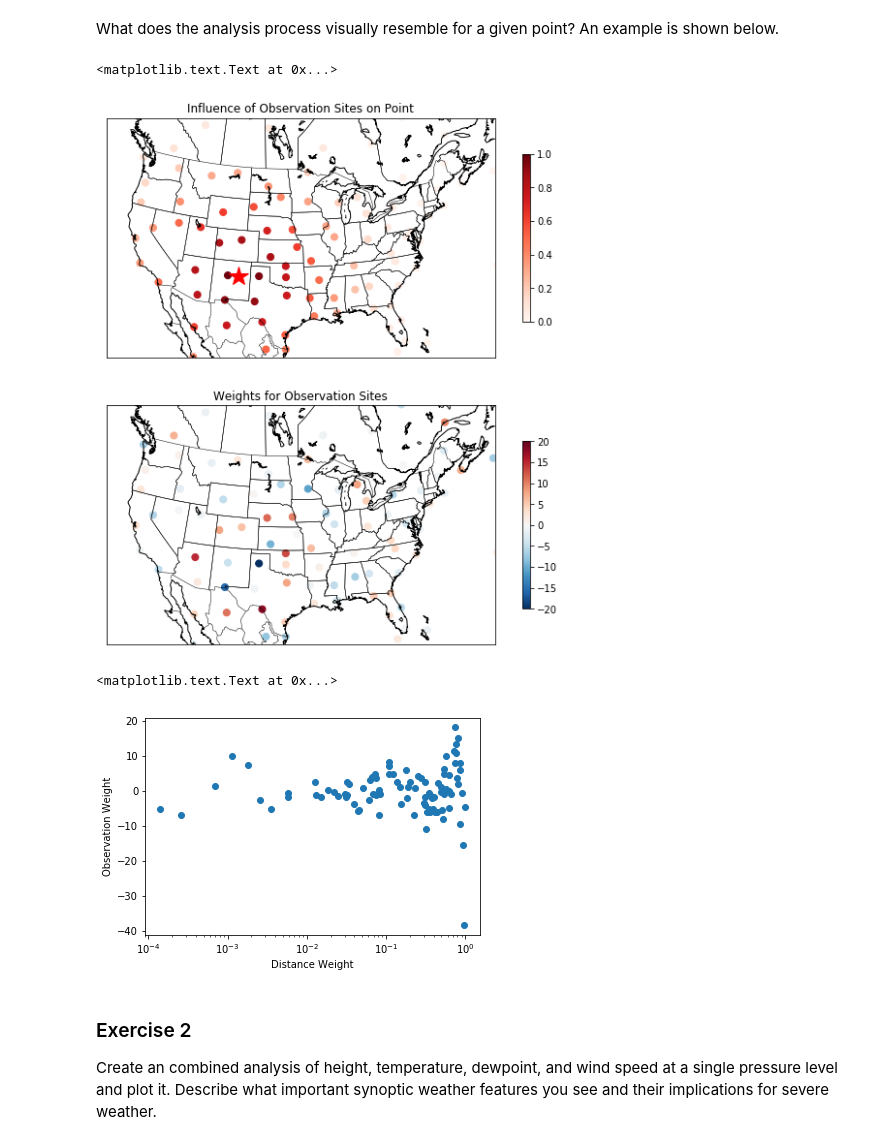
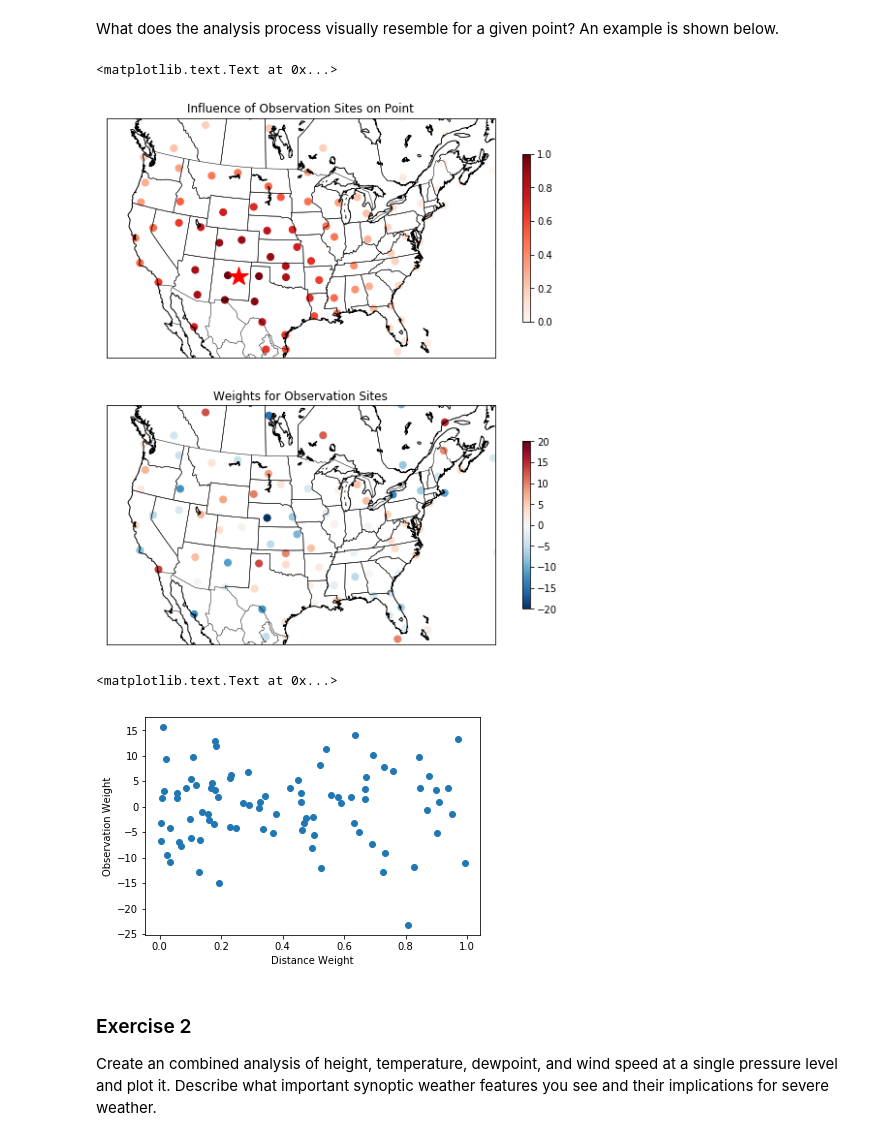
Before and after one commit to djgagne/metro_state_spring_2017, a Jupyter notebook: SevereAnalysis.ipynb, the cells around one changed output. Cells and saved outputs as stored; diff of their text form; code cells hidden in the pictures.

```diff
--- a/SevereAnalysis.ipynb
+++ b/SevereAnalysis.ipynb
@@ -26,7 +26,7 @@ First, we will produce a gridded upper air analysis from sounding data. The Okla
 read in the data as shown below.
 # %%
 # Date of analysis. Modify to load a different day
-analysis_date = pd.Timestamp("2017-03-24 12:00")
+analysis_date = pd.Timestamp("2017-04-02 12:00")
 # Path to upper air files on the Oklahoma Mesonet website
 web_path = "http://www.mesonet.org/data/public/noaa/upperair/mdf/"
 # Pandas can read local or web-based tables depending on the path you pass
@@ -202,14 +202,14 @@ plt.colorbar(weights, ax=axes[1], shrink=0.7)
 axes[1].set_title("Weights for Observation Sites")
 # %% [output]
 <matplotlib.text.Text at 0x...>
-[figure, old version]
+[figure, new version]
 # %%
-plt.semilogx(k[70 + 30 * 180], gp.alpha_, 'o')
+plt.plot(k[70 + 30 * 180], gp.alpha_, 'o')
 plt.xlabel("Distance Weight")
 plt.ylabel("Observation Weight")
 # %% [output]
 <matplotlib.text.Text at 0x...>
-[figure, old version]
+[figure, new version]
 # %% [markdown]
 ### Exercise 2
 Create an combined analysis of height, temperature, dewpoint, and wind speed at a single pressure level and plot it. Describe what important synoptic weather features you see and their implications for severe weather.
```
Also changed, not shown: parts of 5 cells of this notebook.
